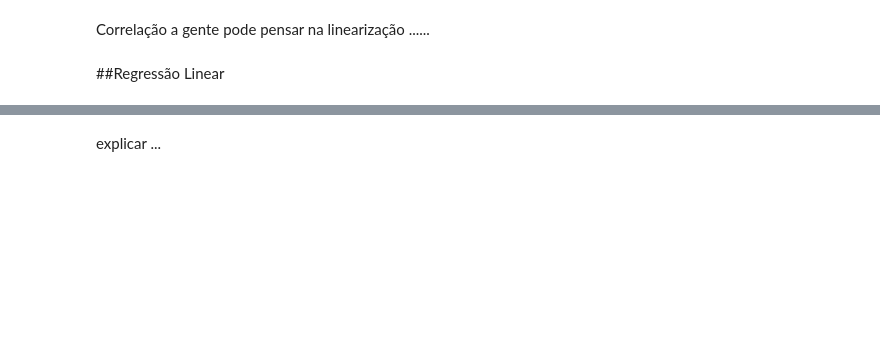
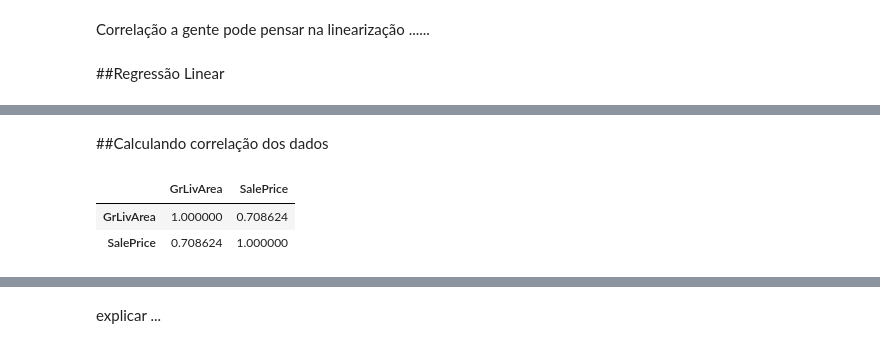
Before and after one commit to jvataidee/MachineLearning, a Jupyter notebook: Regressões_sciki_learn.ipynb, the cells around one changed output, grey strips where cells are left out. Drawn from its saved outputs; the diff is of its cells as text; code cells hidden in the pictures; blank space fills up the shorter version.

```diff
--- a/Regressões_sciki_learn.ipynb
+++ b/Regressões_sciki_learn.ipynb
@@ -80,0 +89,8 @@ Correlação a gente pode pensar na linearização ......
+# %% [markdown]
+##Calculando correlação dos dados
+# %%
+df_rl.corr()
+# %% [output]
+|  | GrLivArea | SalePrice |
+| GrLivArea | 1.000000 | 0.708624 |
+| SalePrice | 0.708624 | 1.000000 |
```
Also changed, not shown: parts of 44 cells of this notebook.
